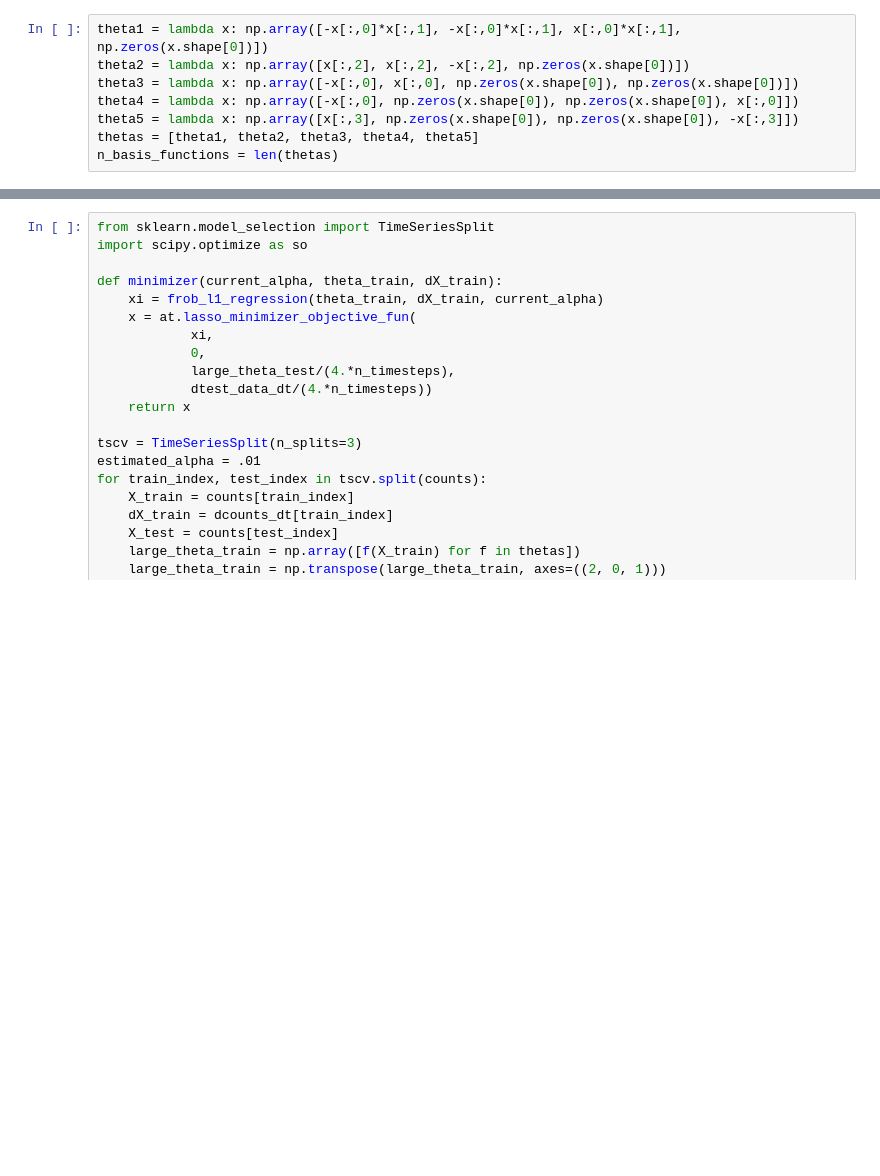
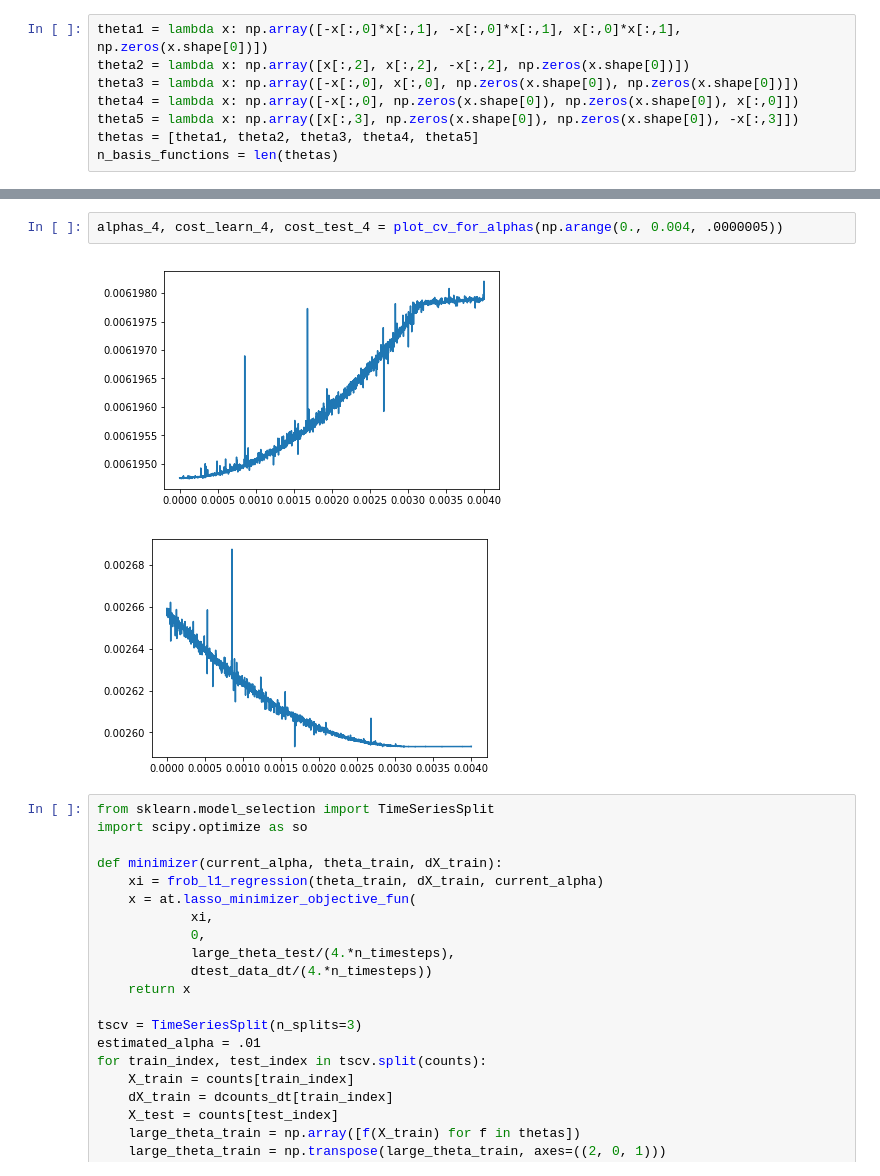
Before and after one commit to readdy/readdy_learn, a Jupyter notebook: analyze/analyze_simple.ipynb, the cells around one changed output, grey strips where cells are left out. Saved outputs shown, nothing was run; the diff lists cells and outputs as text; blank space fills up the shorter version.

```diff
--- a/analyze/analyze_simple.ipynb
+++ b/analyze/analyze_simple.ipynb
@@ -251,3 +259,8 @@ plot_cv_for_alphas(np.arange(0., 0.01, .000005))
+# %%
+alphas_4, cost_learn_4, cost_test_4 = plot_cv_for_alphas(np.arange(0., 0.004, .0000005))
+# %% [output]
+[figure, added]
+[figure, added]
 # %%
 from sklearn.model_selection import TimeSeriesSplit
 import scipy.optimize as so
```
Also changed, not shown: parts of 7 cells of this notebook.
